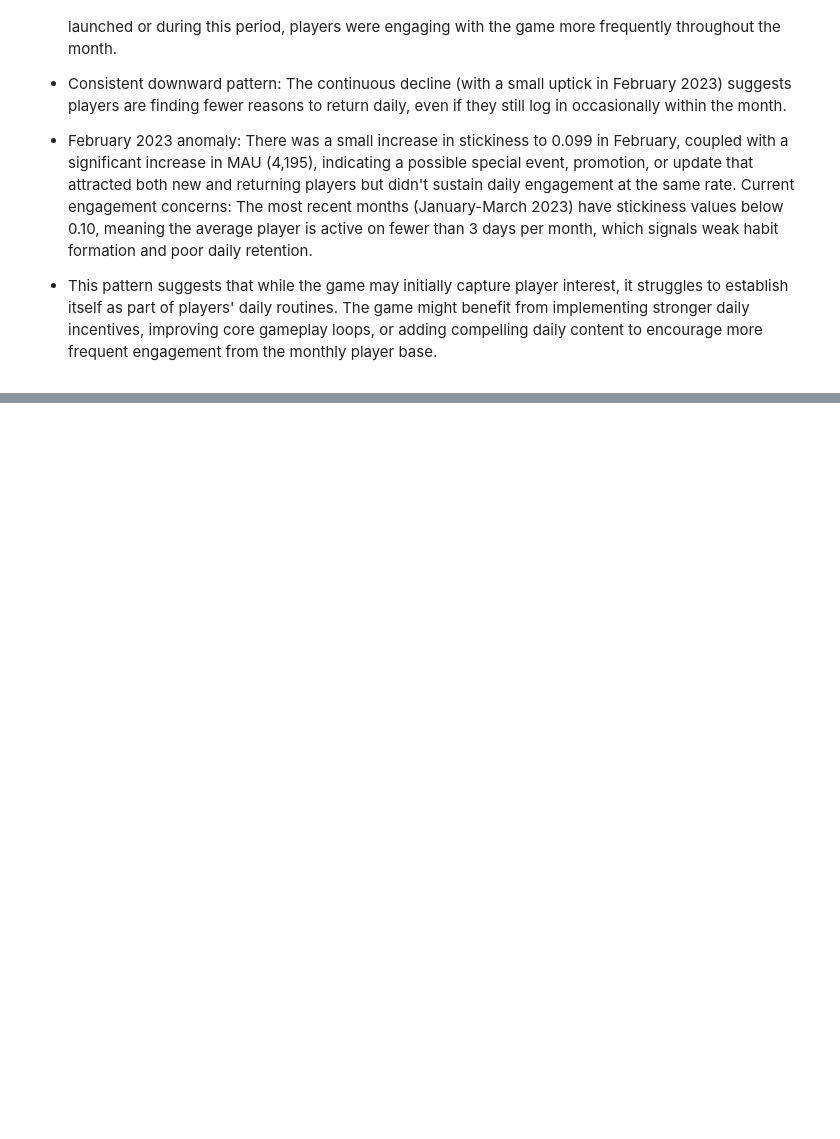
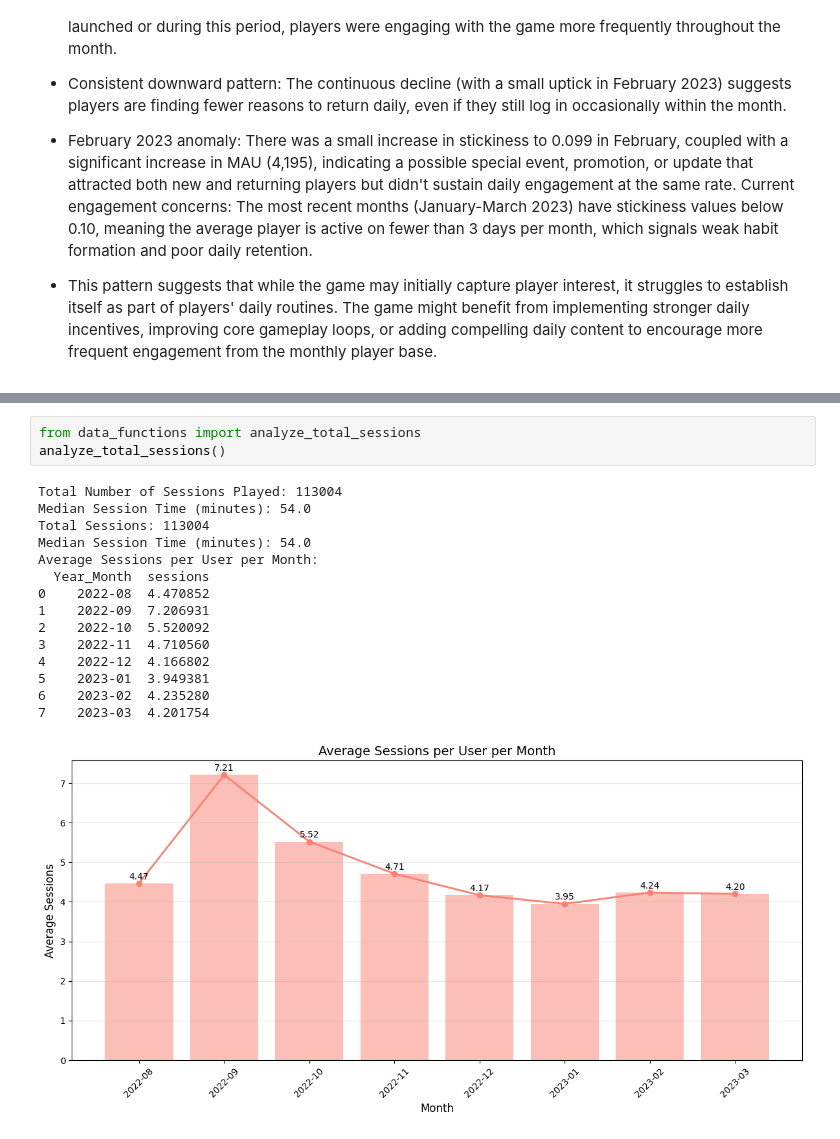
Before and after one commit to itcOnlineGaming/GA_25_P1_Part3_Richard-Joseph_Buturla, a Jupyter notebook: data_analysis.ipynb, the cells around one changed output, grey strips where cells are left out. Drawn from its saved outputs; the diff is of its cells as text; blank space fills up the shorter version.

Commit message:
3.6 Session analysis and visualisation

```diff
--- a/data_analysis.ipynb
+++ b/data_analysis.ipynb
@@ -46,0 +42,19 @@ Current engagement concerns: The most recent months (January-March 2023) have st
+# %%
+from data_functions import analyze_total_sessions
+analyze_total_sessions()
+# %% [output]
+Total Number of Sessions Played: 113004
+Median Session Time (minutes): 54.0
+Total Sessions: 113004
+Median Session Time (minutes): 54.0
+Average Sessions per User per Month:
+  Year_Month  sessions
+0    2022-08  4.470852
+1    2022-09  7.206931
+2    2022-10  5.520092
+3    2022-11  4.710560
+4    2022-12  4.166802
+5    2023-01  3.949381
+6    2023-02  4.235280
+7    2023-03  4.201754
+[figure, added]
```
Also changed, not shown: parts of 2 cells of this notebook, 2 other files.
